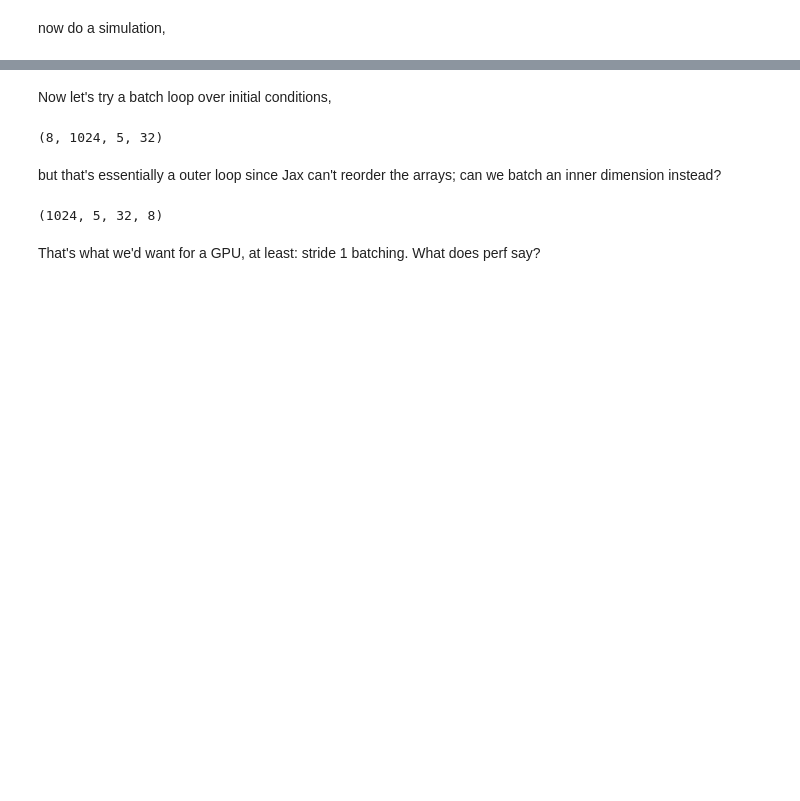
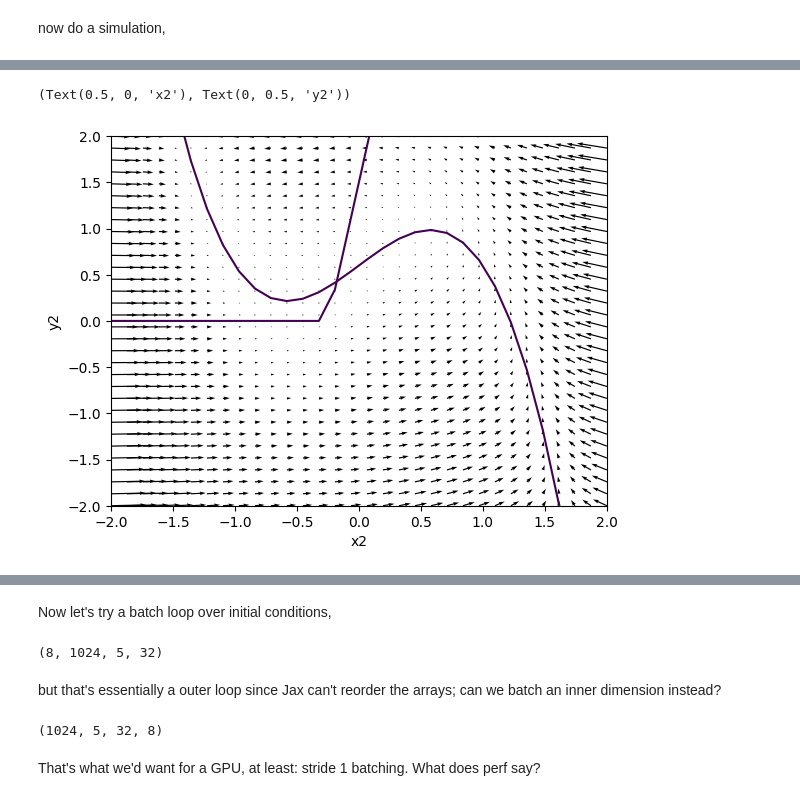
Before and after one commit to ins-amu/vbjax, a Jupyter notebook: 32 Epileptor.ipynb, the cells around one changed output, grey strips where cells are left out. Drawn from its saved outputs; the diff is of its cells as text; code cells hidden in the pictures; blank space fills up the shorter version.

```diff
--- a/32 Epileptor.ipynb
+++ b/32 Epileptor.ipynb
@@ -55,0 +86,22 @@ yt.shape
+# %%
+X,Y = np.mgrid[-2:2:32j, -2:2:32j]
+X_, Y_ = X.reshape(-1), Y.reshape(-1)
+
+#
+YS = np.c_[np.ones_like(X_) * (-1.5),
+          np.ones_like(X_) * (-10.0),
+          np.ones_like(X_) * 3.0,
+          X_,
+          Y_,
+          np.ones_like(X_)*(-0.14)].T
+YS.shape
+
+_, _, _, dX, dY, _ = nf.epi_dfun(YS, 0, theta)
+
+contour(X, Y, dX.reshape(X.shape), [0])
+contour(X, Y, dY.reshape(X.shape), [0])
+quiver(X, Y, dX.reshape(X.shape), dY.reshape(X.shape))
+xlabel('x2'), ylabel('y2')
+# %% [output]
+(Text(0.5, 0, 'x2'), Text(0, 0.5, 'y2'))
+[figure, added]
```
Also changed, not shown: parts of 13 cells of this notebook, 1 other file.
